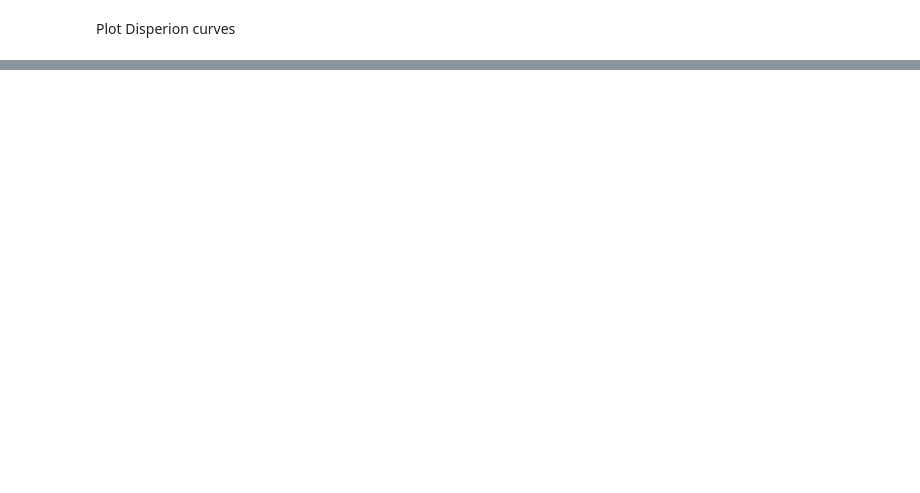
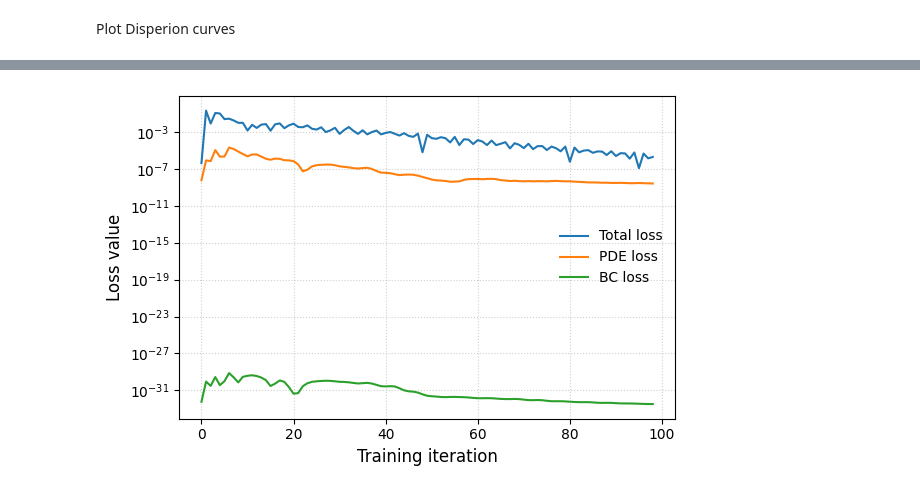
Before and after one commit to mayankjha-my/PINN, a Jupyter notebook: experiments/PINN_three_layer_system.ipynb, the cells around one changed output, grey strips where cells are left out. Drawn from its saved outputs; the diff is of its cells as text; code cells hidden in the pictures; blank space fills up the shorter version.

```diff
--- a/experiments/PINN_three_layer_system.ipynb
+++ b/experiments/PINN_three_layer_system.ipynb
@@ -325 +726,20 @@ np.savetxt(
+# %%
+import matplotlib.pyplot as plt
+
+plt.figure(figsize=(6,4))
+
+plt.semilogy(loss_total_history, label='Total loss')
+plt.semilogy(loss_pde_history, label='PDE loss')
+plt.semilogy(loss_bc_history, label='BC loss')
+# plt.semilogy(loss_int_history, label='Interface loss')
+
+plt.xlabel('Training iteration', fontsize=12)
+plt.ylabel('Loss value', fontsize=12)
+
+plt.grid(True, linestyle=':', alpha=0.6)
+plt.legend(frameon=False)
+plt.tight_layout()
+plt.show()
+# %% [output]
+[figure, added]
 # %%
```
Also changed, not shown: parts of 23 cells of this notebook, 4 other files.
